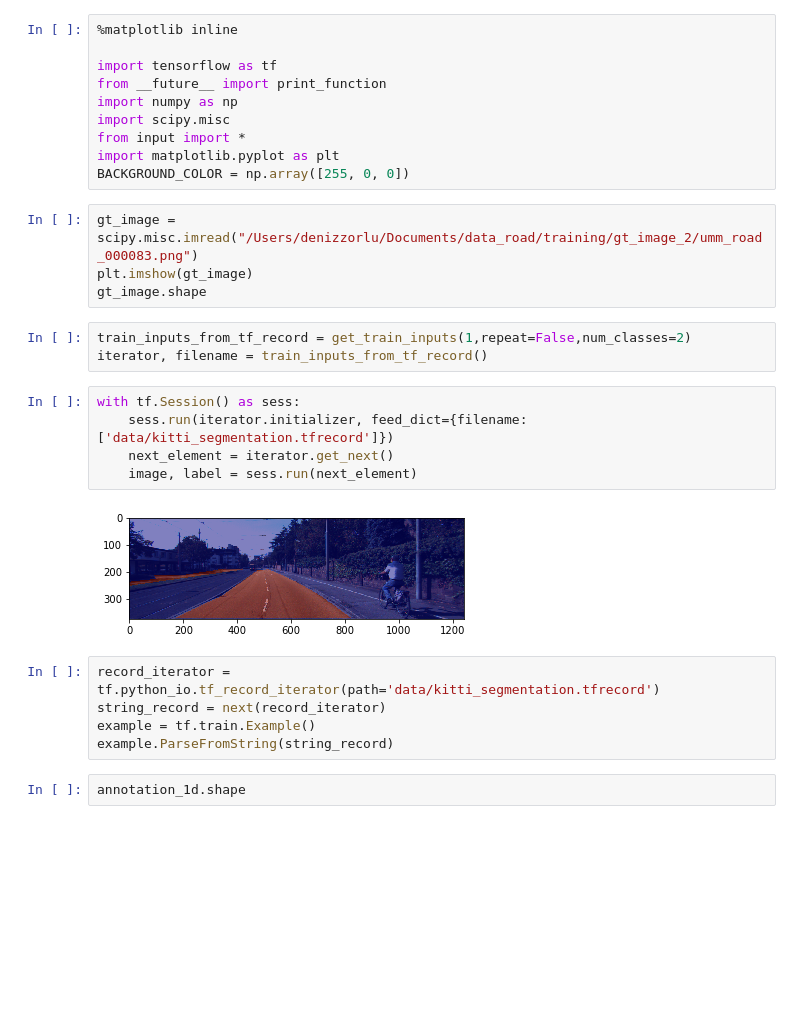
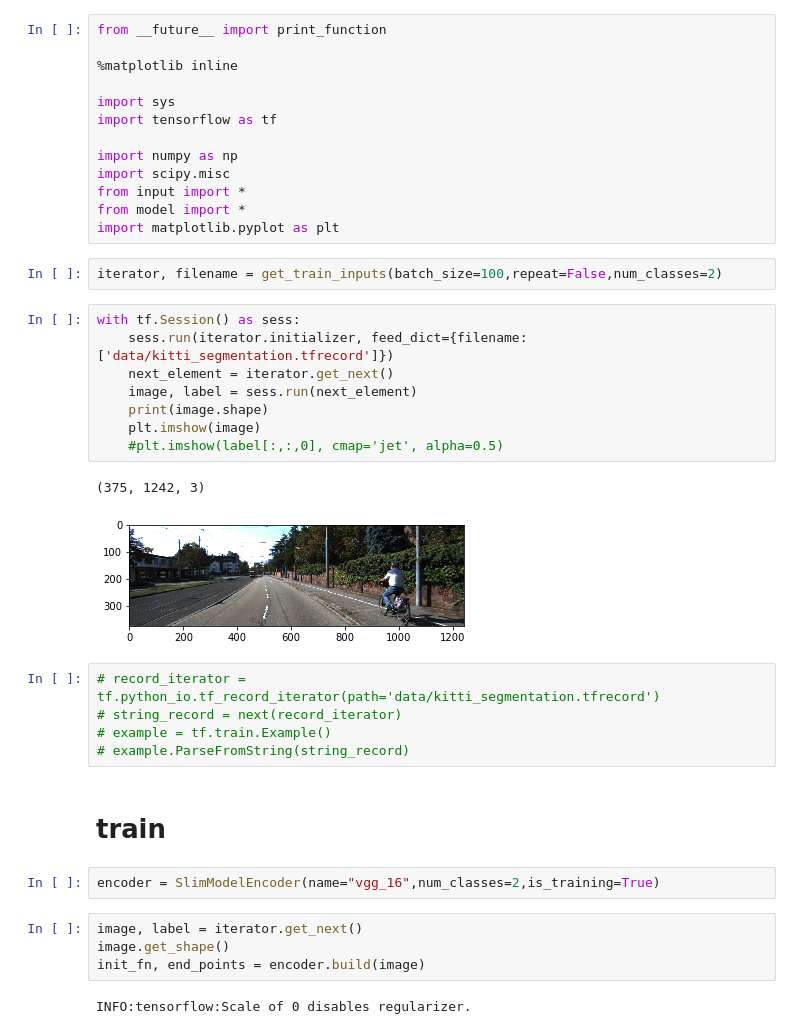
Before and after one commit to alexliyang/sdc-segmentation, a Jupyter notebook: segmentation.ipynb, the cells around one changed output. Saved outputs shown, nothing was run; the diff lists cells and outputs as text; blank space fills up the shorter version.

Commit message:
encoder
remove chpt file

```diff
--- a/segmentation.ipynb
+++ b/segmentation.ipynb
@@ -1,31 +1,41 @@
 # %%
+from __future__ import print_function
+
 %matplotlib inline
 
+import sys
 import tensorflow as tf
-from __future__ import print_function
+
 import numpy as np
 import scipy.misc
 from input import *
+from model import *
 import matplotlib.pyplot as plt
-BACKGROUND_COLOR = np.array([255, 0, 0])
-# %%
-gt_image = scipy.misc.imread("/Users/denizzorlu/Documents/data_road/training/gt_image_2/umm_road_000083.png")
-plt.imshow(gt_image)
-gt_image.shape
 # %%
-train_inputs_from_tf_record = get_train_inputs(1,repeat=False,num_classes=2)
-iterator, filename = train_inputs_from_tf_record()
+iterator, filename = get_train_inputs(batch_size=100,repeat=False,num_classes=2)
 # %%
 with tf.Session() as sess:
     sess.run(iterator.initializer, feed_dict={filename: ['data/kitti_segmentation.tfrecord']})
     next_element = iterator.get_next()
     image, label = sess.run(next_element)
+    print(image.shape)
+    plt.imshow(image)
+    #plt.imshow(label[:,:,0], cmap='jet', alpha=0.5)
 # %% [output]
+(375, 1242, 3)
-[figure, old version]
+[figure, new version]
 # %%
-record_iterator = tf.python_io.tf_record_iterator(path='data/kitti_segmentation.tfrecord')
-string_record = next(record_iterator)
-example = tf.train.Example()
-example.ParseFromString(string_record)
+# record_iterator = tf.python_io.tf_record_iterator(path='data/kitti_segmentation.tfrecord')
+# string_record = next(record_iterator)
+# example = tf.train.Example()
+# example.ParseFromString(string_record)
-# %%
-annotation_1d.shape
+# %% [markdown]
+# train
+# %%
+encoder = SlimModelEncoder(name="vgg_16",num_classes=2,is_training=True)
+# %%
+image, label = iterator.get_next()
+image.get_shape()
+init_fn, end_points = encoder.build(image)
+# %% [output]
+INFO:tensorflow:Scale of 0 disables regularizer.
```
Also changed, not shown: parts of 1 cell of this notebook, 4 other files.
